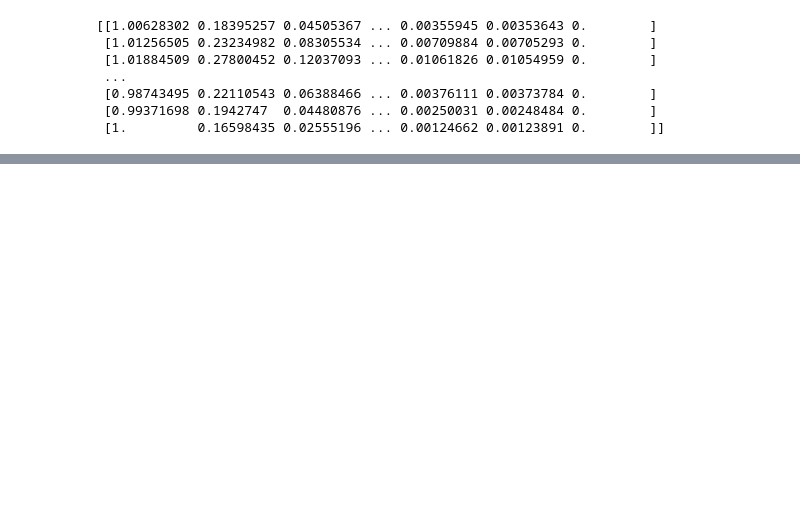
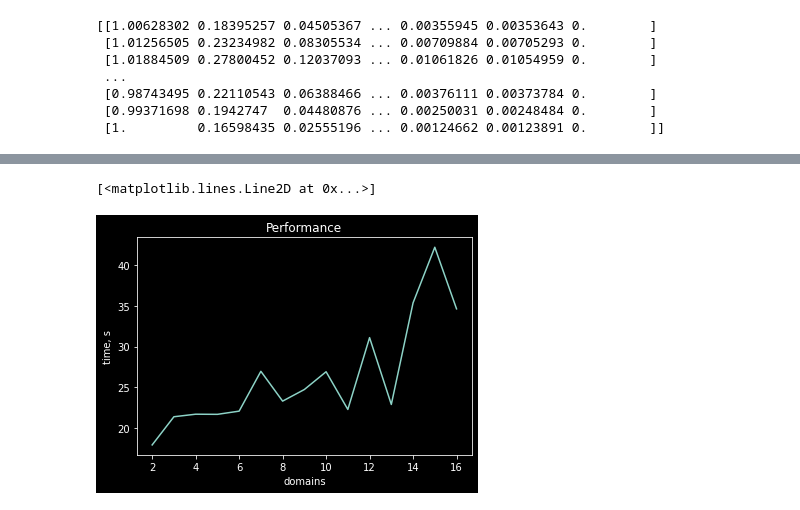
Before and after one commit to animih/aspen-study, a Jupyter notebook: solver/Untitled.ipynb, the cells around one changed output, grey strips where cells are left out. Cells and saved outputs as stored; diff of their text form; code cells hidden in the pictures; blank space fills up the shorter version.

```diff
--- a/solver/Untitled.ipynb
+++ b/solver/Untitled.ipynb
@@ -80,0 +141,35 @@ OK
+# %%
+# okay, here comes the tricky part
+# we will study the performance depending on domain sizes
+
+t = []
+
+for Nd in range(2, 17):
+    Nx = 1000
+    Nt = 100
+    param = {
+        'Nx': Nx,
+        'Nt': Nt,
+        'Nd': Nd
+    }
+    D = Diffusion(Nx, 0.9, 1, 0.5e-1, model=model)
+
+    part = partion.partion_equally
+    solver = aspen_solver(param, D, part)
+    solver.setBoundary(0, 0)
+    solver.setInitial(0.5, 2, 1)
+    solver.setSources([0.6], [0])
+
+    X, code, message = solver.solve()
+    tmp = solver.timelog.gb_resbld+solver.timelog.gb_jacbld \
+          +solver.timelog.gb_linsol+np.sum(solver.timelog.lc_resbld) \
+          +np.sum(solver.timelog.lc_jacbld)+np.sum(solver.timelog.lc_linsol)
+    t.append(tmp)
+# %%
+plt.title('Performance')
+plt.xlabel('domains')
+plt.ylabel('time, s')
+plt.plot(np.arange(2, 17), t)
+# %% [output]
+[<matplotlib.lines.Line2D at 0x...>]
+[figure, added]
```
Also changed, not shown: parts of 11 cells of this notebook, 2 other files.
